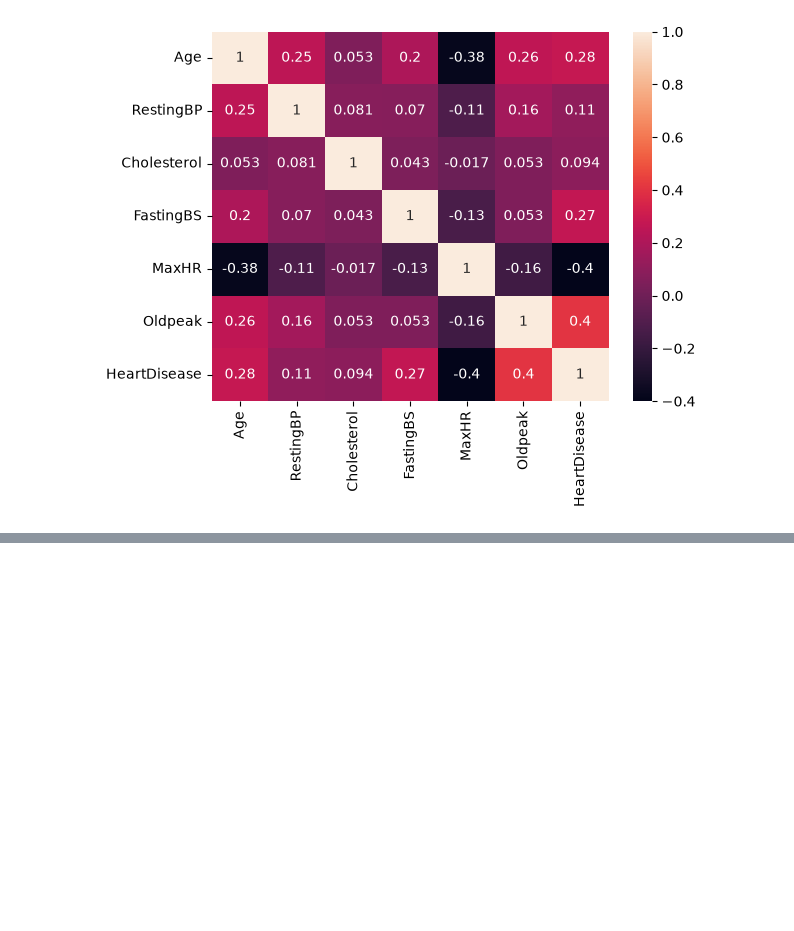
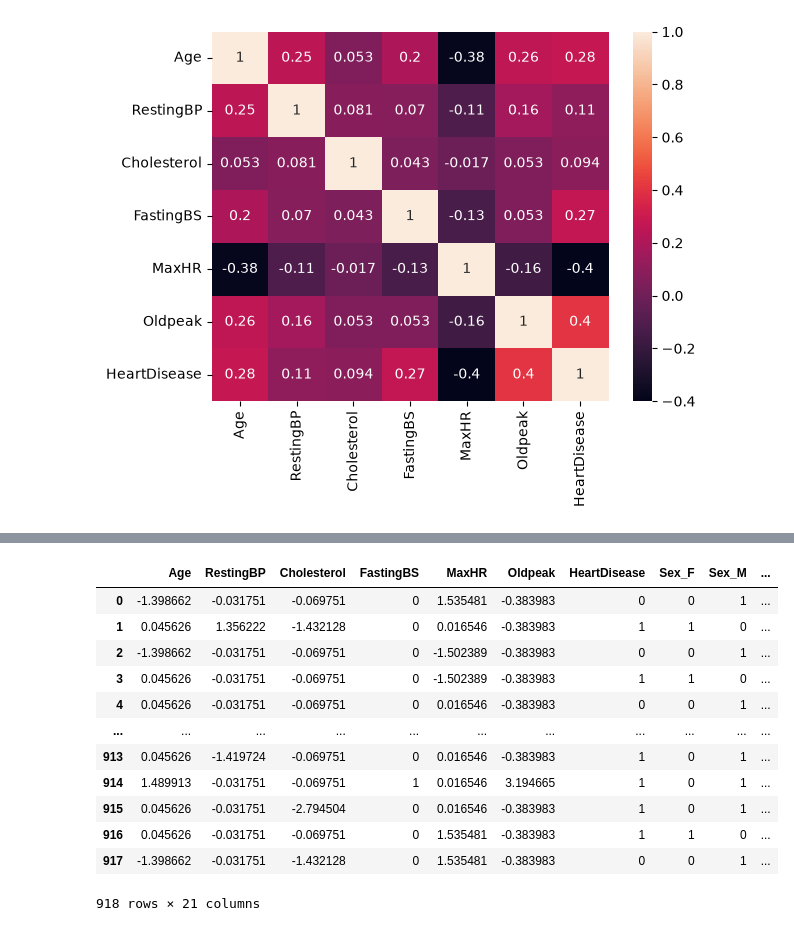
Before and after one commit to subhajit404/ML-Heart-Disease, a Jupyter notebook: main.ipynb, the cells around one changed output, grey strips where cells are left out. Saved outputs shown, nothing was run; the diff lists cells and outputs as text; code cells hidden in the pictures; blank space fills up the shorter version.

Commit message:
Add StandardStandardScaler

```diff
--- a/main.ipynb
+++ b/main.ipynb
@@ -274,0 +307,20 @@ sns.heatmap(df.corr(numeric_only=True),annot=True)
+# %%
+from sklearn.preprocessing import StandardScaler
+numerical_cols = ['Age', 'RestingBP', 'Cholesterol', 'MaxHR', 'Oldpeak']
+
+df_encode[numerical_cols] = StandardScaler().fit_transform(df_encode[numerical_cols])
+df_encode
+# %% [output]
+|  | Age | RestingBP | Cholesterol | FastingBS | MaxHR | Oldpeak | HeartDisease | Sex_F | Sex_M | ... |
+| 0 | -1.398662 | -0.031751 | -0.069751 | 0 | 1.535481 | -0.383983 | 0 | 0 | 1 | ... |
+| 1 | 0.045626 | 1.356222 | -1.432128 | 0 | 0.016546 | -0.383983 | 1 | 1 | 0 | ... |
+| 2 | -1.398662 | -0.031751 | -0.069751 | 0 | -1.502389 | -0.383983 | 0 | 0 | 1 | ... |
+| 3 | 0.045626 | -0.031751 | -0.069751 | 0 | -1.502389 | -0.383983 | 1 | 1 | 0 | ... |
+| 4 | 0.045626 | -0.031751 | -0.069751 | 0 | 0.016546 | -0.383983 | 0 | 0 | 1 | ... |
+| ... | ... | ... | ... | ... | ... | ... | ... | ... | ... | ... |
+| 913 | 0.045626 | -1.419724 | -0.069751 | 0 | 0.016546 | -0.383983 | 1 | 0 | 1 | ... |
+| 914 | 1.489913 | -0.031751 | -0.069751 | 1 | 0.016546 | 3.194665 | 1 | 0 | 1 | ... |
+| 915 | 0.045626 | -0.031751 | -2.794504 | 0 | 0.016546 | -0.383983 | 1 | 0 | 1 | ... |
+| 916 | 0.045626 | -0.031751 | -0.069751 | 0 | 1.535481 | -0.383983 | 1 | 1 | 0 | ... |
+| 917 | -1.398662 | -0.031751 | -1.432128 | 0 | 1.535481 | -0.383983 | 0 | 0 | 1 | ... |
+918 rows × 21 columns
```
Also changed, not shown: parts of 6 cells of this notebook.
